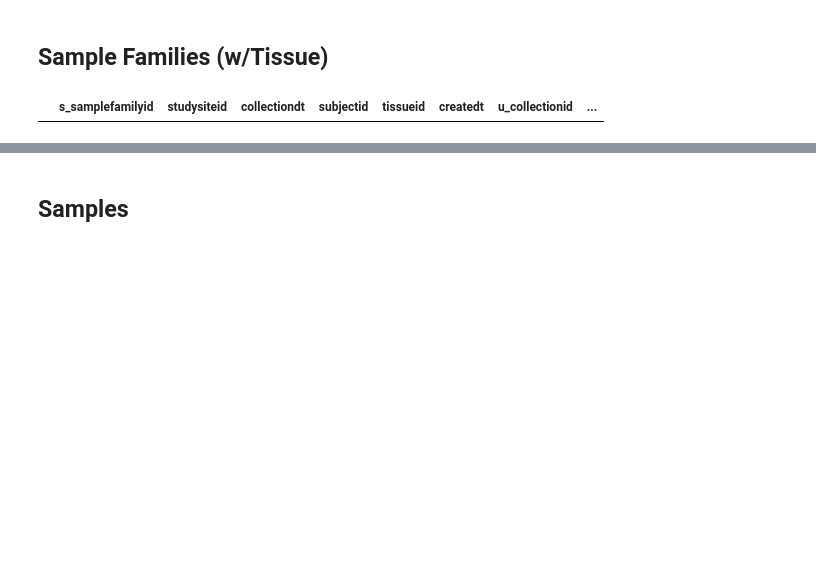
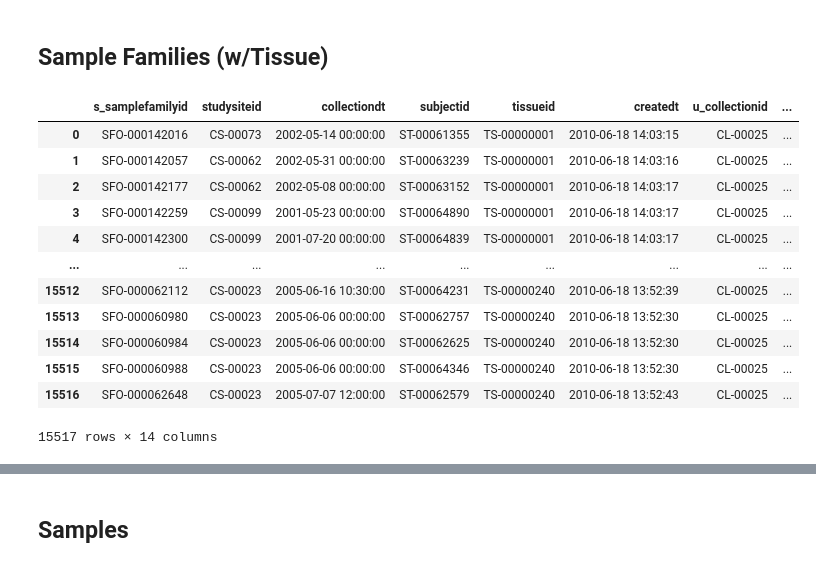
Before and after one commit to Jaclyn922/Data-Scientist-Co-op-in-Brigham-and-Women-s-Hospital, a Jupyter notebook: notebook/study-overview.ipynb, the cells around one changed output, grey strips where cells are left out. Saved outputs shown, nothing was run; the diff lists cells and outputs as text; code cells hidden in the pictures; blank space fills up the shorter version.

```diff
--- a/notebook/study-overview.ipynb
+++ b/notebook/study-overview.ipynb
@@ -201,33 +229,46 @@ collections
 # %% [markdown]
 ## Sample Families (w/Tissue)
 # %%
+STUDY = 'CAMP'
 q_sf = session.query(SampleFamily, Tissue.c.tissuedesc).filter(SampleFamily.c.sstudyid==STUDY, Tissue.c.s_tissueid==SampleFamily.c.tissueid)
 sf = pd.read_sql(q_sf.statement, session.bind)
 sf.drop(columns=['samplefamilydesc', 'initialpackageid', 'initialdepartmentid', 'collectmethodid', 'verifiedby', 'verifieddt',
                 'u_visitname', 'u_timepointname', 'approvedby', 'approveddt', 'recieveddt', 'cocflag', 'restrictionsflag', 'age',
                 'ageunits', 'restrictclassid', 'externalsubject', 'animal', 'diseaseid', 'diseaseid', 'metastasisid', 'clinicaldiagid',
                 'conditionalapprovalreason', 'conditionalapprovalflag', 'specimendefid', 'activeflag', 'auditsequence', 'clinicalevent',
  'clinicalprotocolid',
  'clinicalprotocolrevision',
  'clinicalprotocolversionid',
                  'createby',
  'createtool',
  'deviationdesc',
  'eventdefid',
  'initialmass',
  'initialmassunits',
  'initialvolume',
  'initialvolumeunits',
  'kittrackitem',
  'modby',
  'moddt',
  'modtool',
  'notes', 'tracelogid',  'usersequence', 'templateflag', 'participantid', 'u_legacyfamilyid', 'u_collectiontypid', 'sampletypeid',
                  'participanteventid', 'sstudyid',
                 ], inplace=True)
 sf
 # %% [output]
 |  | s_samplefamilyid | studysiteid | collectiondt | subjectid | tissueid | createdt | u_collectionid | ... |
+| 0 | SFO-000142016 | CS-00073 | 2002-05-14 00:00:00 | ST-00061355 | TS-00000001 | 2010-06-18 14:03:15 | CL-00025 | ... |
+| 1 | SFO-000142057 | CS-00062 | 2002-05-31 00:00:00 | ST-00063239 | TS-00000001 | 2010-06-18 14:03:16 | CL-00025 | ... |
+| 2 | SFO-000142177 | CS-00062 | 2002-05-08 00:00:00 | ST-00063152 | TS-00000001 | 2010-06-18 14:03:17 | CL-00025 | ... |
+| 3 | SFO-000142259 | CS-00099 | 2001-05-23 00:00:00 | ST-00064890 | TS-00000001 | 2010-06-18 14:03:17 | CL-00025 | ... |
+| 4 | SFO-000142300 | CS-00099 | 2001-07-20 00:00:00 | ST-00064839 | TS-00000001 | 2010-06-18 14:03:17 | CL-00025 | ... |
+| ... | ... | ... | ... | ... | ... | ... | ... | ... |
+| 15512 | SFO-000062112 | CS-00023 | 2005-06-16 10:30:00 | ST-00064231 | TS-00000240 | 2010-06-18 13:52:39 | CL-00025 | ... |
+| 15513 | SFO-000060980 | CS-00023 | 2005-06-06 00:00:00 | ST-00062757 | TS-00000240 | 2010-06-18 13:52:30 | CL-00025 | ... |
+| 15514 | SFO-000060984 | CS-00023 | 2005-06-06 00:00:00 | ST-00062625 | TS-00000240 | 2010-06-18 13:52:30 | CL-00025 | ... |
+| 15515 | SFO-000060988 | CS-00023 | 2005-06-06 00:00:00 | ST-00064346 | TS-00000240 | 2010-06-18 13:52:30 | CL-00025 | ... |
+| 15516 | SFO-000062648 | CS-00023 | 2005-07-07 12:00:00 | ST-00062579 | TS-00000240 | 2010-06-18 13:52:43 | CL-00025 | ... |
+15517 rows × 14 columns
 # %%
 sf.value_counts(['u_collectionid', 'tissuedesc'])
 # %% [output]
```
Also changed, not shown: parts of 57 cells of this notebook, 2 other files.
